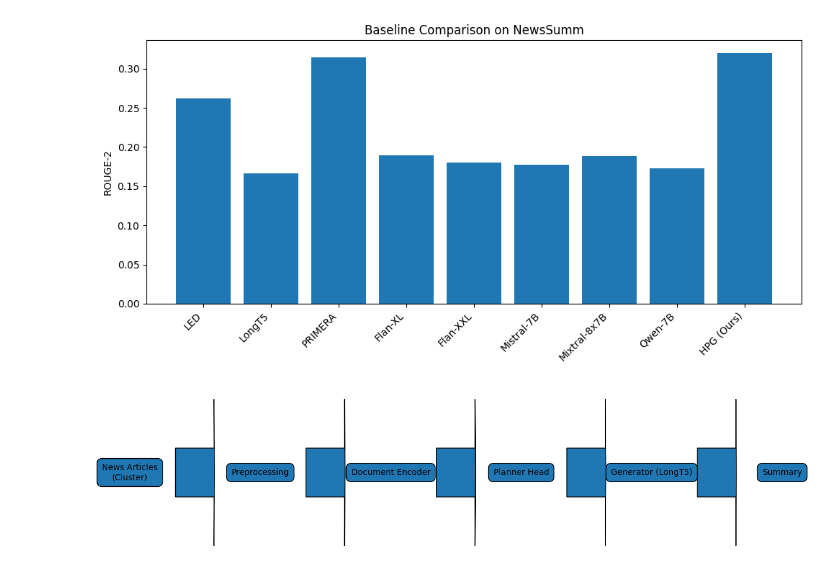
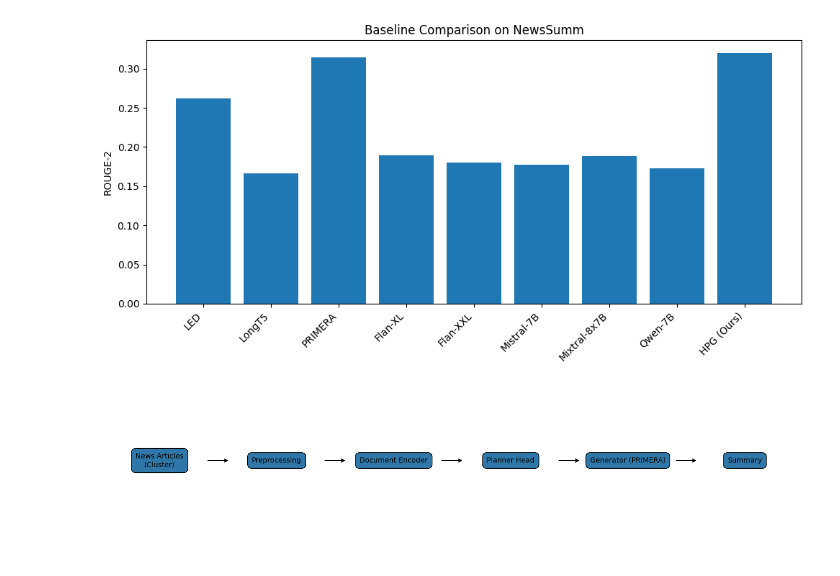
Before and after one commit to Mfaj-cod/HPG-NewsSumm, a Jupyter notebook: experiments.ipynb, the cells around one changed output. Cells and saved outputs as stored; diff of their text form; code cells hidden in the pictures.

Commit message:
plots generation

```diff
--- a/experiments.ipynb
+++ b/experiments.ipynb
@@ -244,34 +254,50 @@ plt.show()
 # %%
 import matplotlib.pyplot as plt
 
-fig, ax = plt.subplots(figsize=(12,3))
+fig, ax = plt.subplots(figsize=(14, 3))
 
 def box(x, text):
-    ax.text(x, 0.5, text,
-            ha='center', va='center',
-            bbox=dict(boxstyle="round,pad=0.6"))
+    return ax.text(
+        x, 0.5, text,
+        ha='center', va='center',
+        bbox=dict(boxstyle="round,pad=0.6", fc="#2E77A8", ec="black")
+    )
 
 steps = [
     "News Articles\n(Cluster)",
     "Preprocessing",
     "Document Encoder",
     "Planner Head",
-    "Generator (LongT5)",
+    "Generator (PRIMERA)",
     "Summary"
 ]
 
-xs = range(len(steps))
+# Increase spacing between boxes
+spacing = 2
+xs = [i * spacing for i in range(len(steps))]
 
-for i, step in enumerate(steps):
-    box(i, step)
+texts = []
+for x, step in zip(xs, steps):
+    texts.append(box(x, step))
 
-for i in range(len(steps)-1):
-    ax.arrow(i+0.35, 0.5, 0.3, 0, length_includes_head=True)
+# Draw arrows BETWEEN boxes properly
+for i in range(len(xs) - 1):
+    start = xs[i] + 0.8   # right edge of box
+    end = xs[i+1] - 0.8   # left edge of next box
 
+    ax.annotate(
+        "",
+        xy=(end, 0.5),
+        xytext=(start, 0.5),
+        arrowprops=dict(arrowstyle="->", lw=1.5)
+    )
+
+ax.set_xlim(-1, xs[-1] + 1)
+ax.set_ylim(0, 1)
 ax.axis("off")
 
 plt.tight_layout()
-plt.savefig("plots/pipeline_architecture.png", dpi=300)
+plt.savefig("plots/pipeline_architecture_fixed.png", dpi=300)
 plt.show()
 # %% [output]
-[figure, old version]
+[figure, new version]
```
Also changed, not shown: parts of 6 cells of this notebook, 3 other files.
